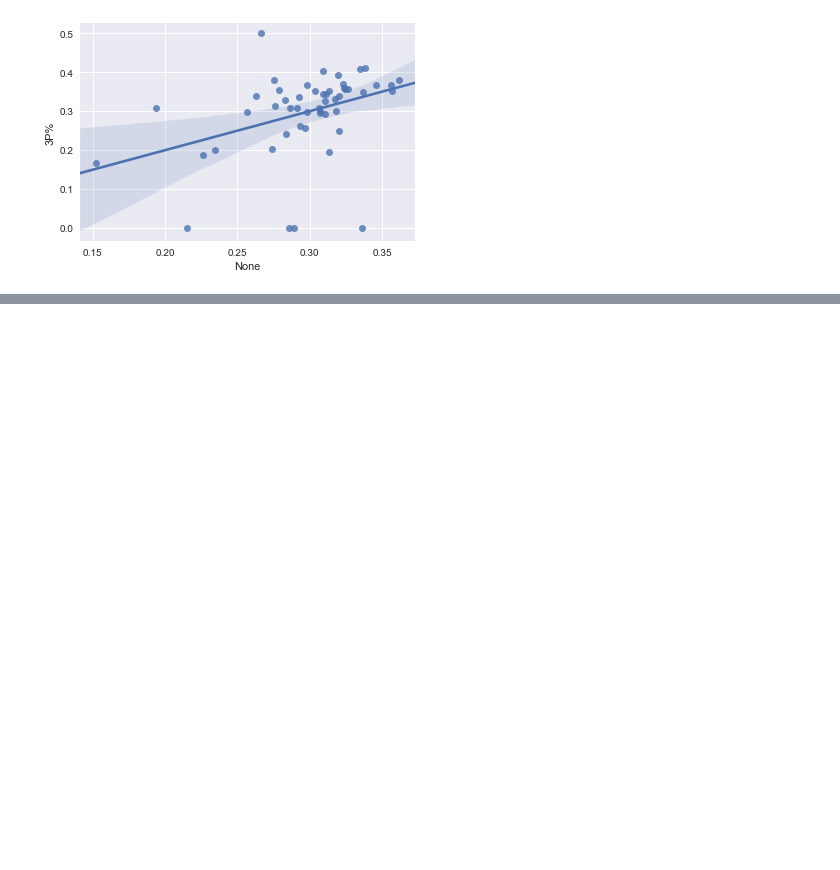
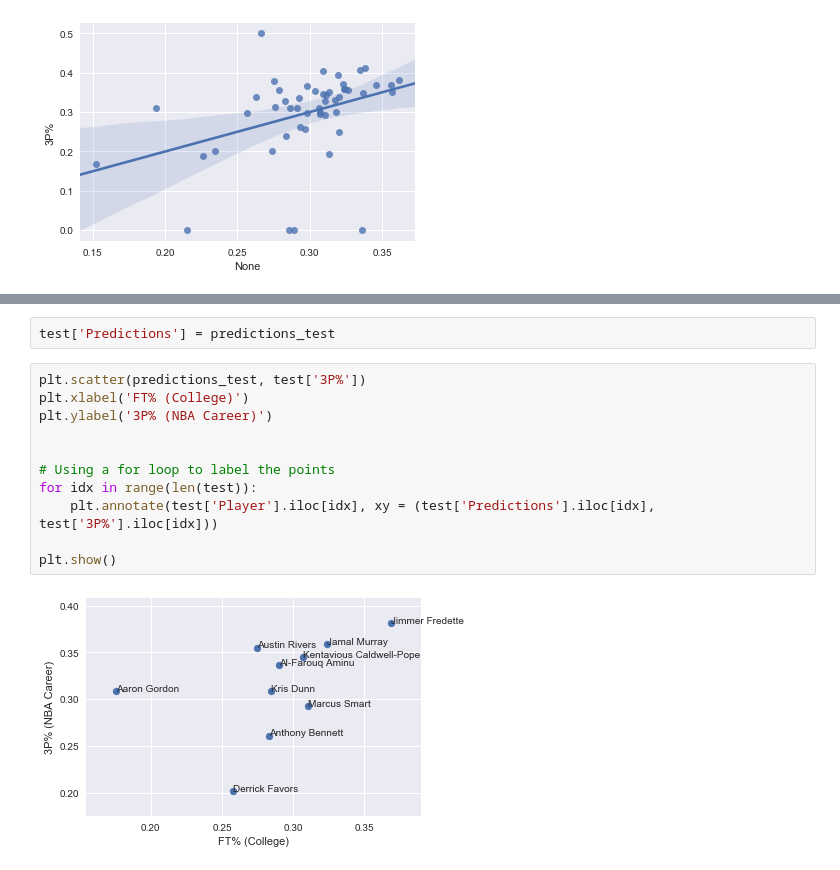
Before and after one commit to hashimg/Sports-Analytics, a Jupyter notebook: college_shooting/College Shooting.ipynb, the cells around one changed output, grey strips where cells are left out. Cells and saved outputs as stored; diff of their text form; blank space fills up the shorter version.

```diff
--- a/college_shooting/College Shooting.ipynb
+++ b/college_shooting/College Shooting.ipynb
@@ -360,0 +421,15 @@ sns.regplot(x = predictions_two,
+# %%
+test['Predictions'] = predictions_test
+# %%
+plt.scatter(predictions_test, test['3P%'])
+plt.xlabel('FT% (College)')
+plt.ylabel('3P% (NBA Career)')
+
+
+# Using a for loop to label the points
+for idx in range(len(test)):
+    plt.annotate(test['Player'].iloc[idx], xy = (test['Predictions'].iloc[idx], test['3P%'].iloc[idx]))
+
+plt.show()
+# %% [output]
+[figure, added]
```
Also changed, not shown: parts of 12 cells of this notebook.
